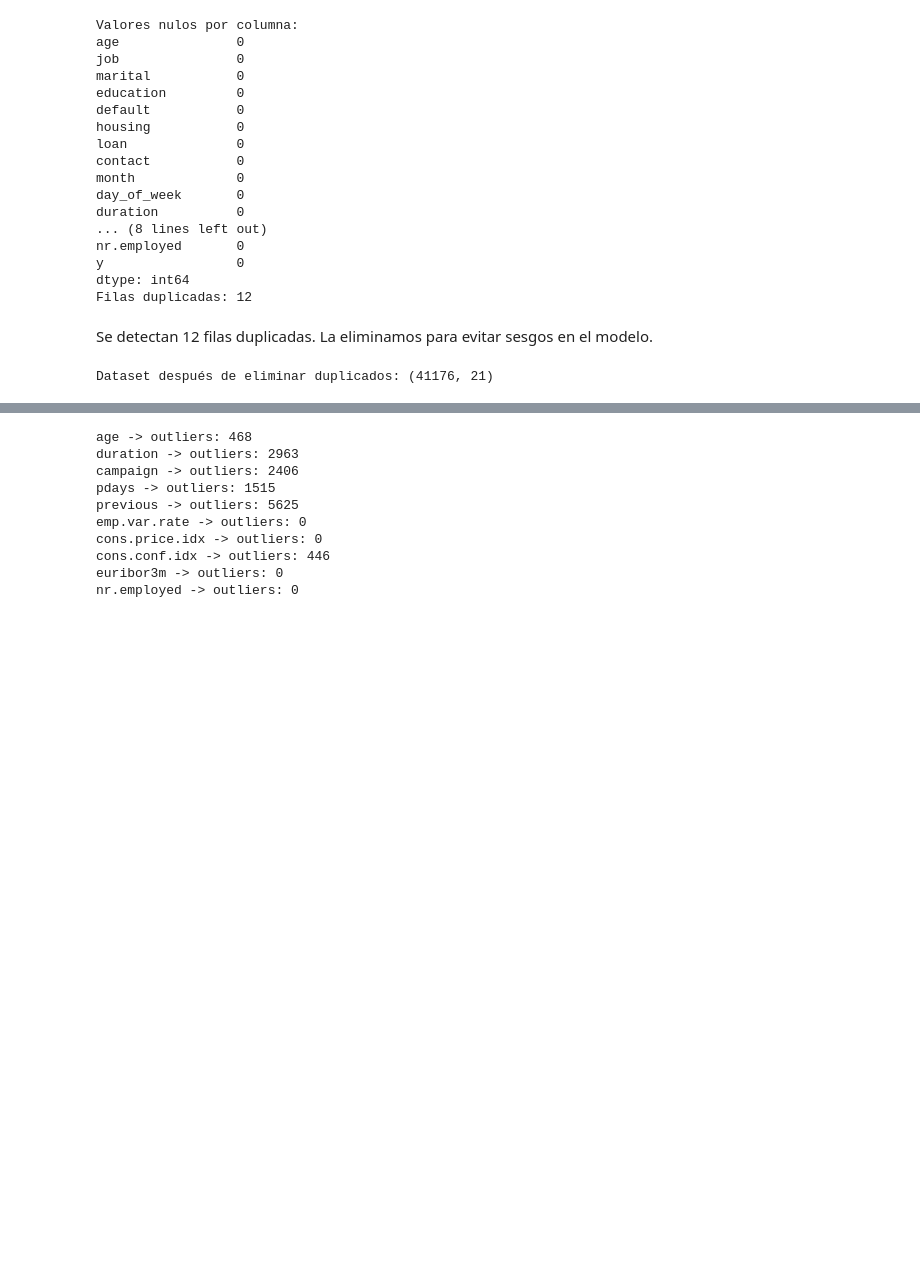
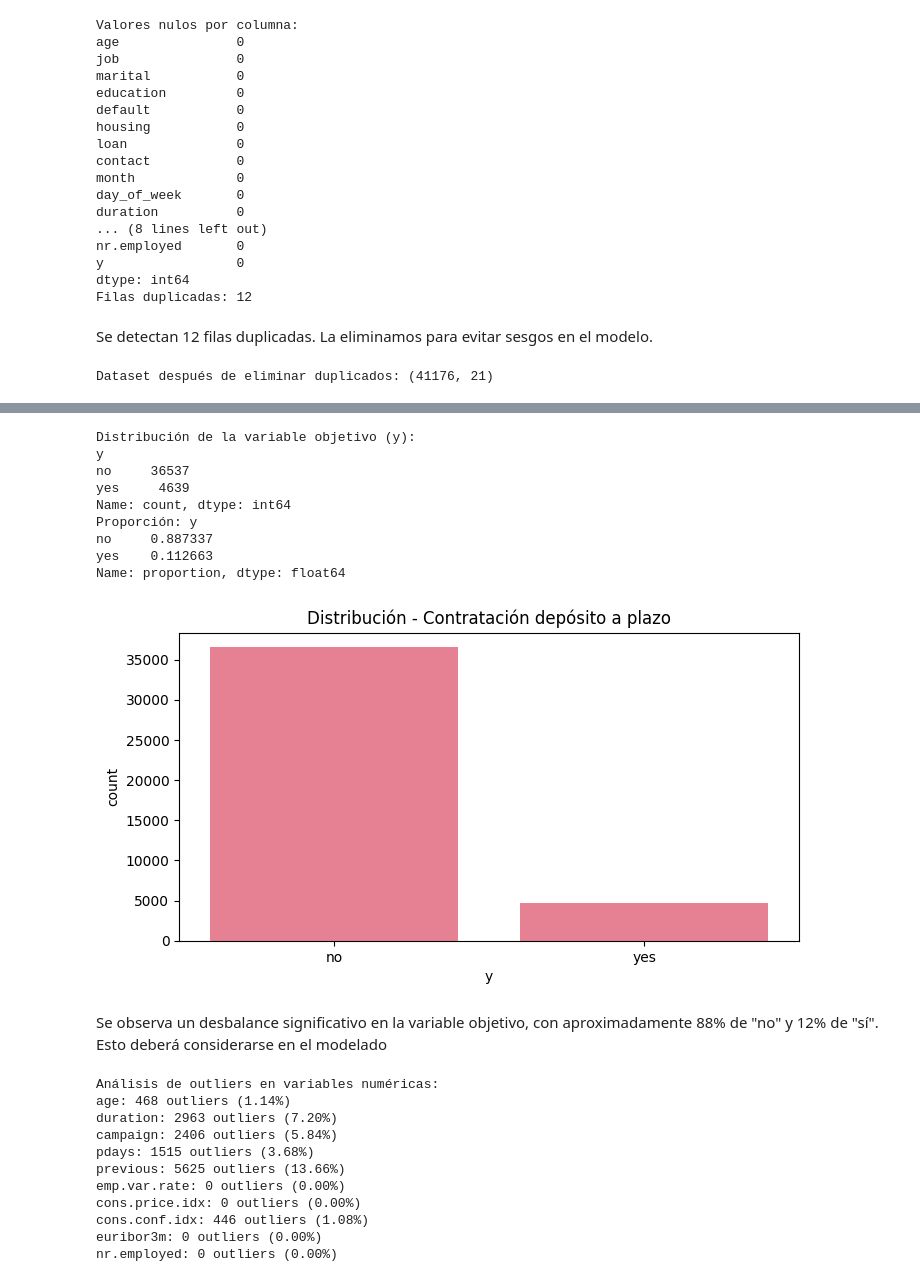
Before and after one commit to 4GeeksAcademy/AdriARE_Proyecto-regresion-logistica, a Jupyter notebook: src/explore.ipynb, the cells around one changed output, grey strips where cells are left out. Cells and saved outputs as stored; diff of their text form; code cells hidden in the pictures; blank space fills up the shorter version.

```diff
--- a/src/explore.ipynb
+++ b/src/explore.ipynb
@@ -9,16 +5,11 @@ de contratación para reducir costos y aumentar eficiencia.
 # %%
-# LIBRERÍAS PARA REGRESIÓN LOGÍSTICA
 import pandas as pd
 import numpy as np
 import matplotlib.pyplot as plt
 import seaborn as sns
 from sklearn.model_selection import train_test_split
 from sklearn.preprocessing import StandardScaler, LabelEncoder
-from sklearn.linear_model import LogisticRegression
-from sklearn.metrics import classification_report, confusion_matrix, accuracy_score, roc_auc_score, roc_curve
-import warnings
-warnings.filterwarnings('ignore')
-
-plt.style.use('default')
-sns.set_palette("husl")
+from sklearn.linear_model import LinearRegression
+from sklearn.metrics import mean_absolute_error, mean_squared_error, r2_score
+from sklearn.metrics import roc_curve, auc
 # %%
@@ -109,24 +108,48 @@ Dataset después de eliminar duplicados: (41176, 21)
+# %%
+# DISTRIBUCIÓN DE LA VARIABLE OBJETIVO
+print("Distribución de la variable objetivo (y):")
+print(df['y'].value_counts())
+print(f"Proporción: {df['y'].value_counts(normalize=True)}")
+
+plt.figure(figsize=(8,4))
+sns.countplot(data=df, x='y')
+plt.title('Distribución - Contratación depósito a plazo')
+plt.show()
+# %% [output]
+Distribución de la variable objetivo (y):
+y
+no     36537
+yes     4639
+Name: count, dtype: int64
+Proporción: y
+no     0.887337
+yes    0.112663
+Name: proportion, dtype: float64
+[figure, added]
+# %% [markdown]
+Se observa un desbalance significativo en la variable objetivo, con aproximadamente 88% de "no" y 12% de "sí". Esto deberá considerarse en el modelado
 # %%
-# ANALISIS DE OUTLIERS CON IQR
+# ANALISIS DE OUTLIERS CON ESTADISTICAS
+numeric_cols = df.select_dtypes(include=[np.number]).columns
+print("Análisis de outliers en variables numéricas:")
 
-numericas = df.select_dtypes(include=['int64', 'float64']).columns
-
-for col in numericas:
+for col in numeric_cols:
     Q1 = df[col].quantile(0.25)
     Q3 = df[col].quantile(0.75)
     IQR = Q3 - Q1
-    limite_inferior = Q1 - 1.5 * IQR
-    limite_superior = Q3 + 1.5 * IQR
-    outliers = df[(df[col] < limite_inferior) | (df[col] > limite_superior)]
-    print(f"{col} -> outliers: {len(outliers)}")
+    lower_bound = Q1 - 1.5 * IQR
+    upper_bound = Q3 + 1.5 * IQR
+    outliers = df[(df[col] < lower_bound) | (df[col] > upper_bound)]
+    print(f"{col}: {len(outliers)} outliers ({len(outliers)/len(df)*100:.2f}%)")
 # %% [output]
-age -> outliers: 468
-duration -> outliers: 2963
-campaign -> outliers: 2406
-pdays -> outliers: 1515
-previous -> outliers: 5625
-emp.var.rate -> outliers: 0
-cons.price.idx -> outliers: 0
-cons.conf.idx -> outliers: 446
-euribor3m -> outliers: 0
-nr.employed -> outliers: 0
+Análisis de outliers en variables numéricas:
+age: 468 outliers (1.14%)
+duration: 2963 outliers (7.20%)
+campaign: 2406 outliers (5.84%)
+pdays: 1515 outliers (3.68%)
+previous: 5625 outliers (13.66%)
+emp.var.rate: 0 outliers (0.00%)
+cons.price.idx: 0 outliers (0.00%)
+cons.conf.idx: 446 outliers (1.08%)
+euribor3m: 0 outliers (0.00%)
+nr.employed: 0 outliers (0.00%)
```
Also changed, not shown: parts of 33 cells of this notebook, 1 other file.
